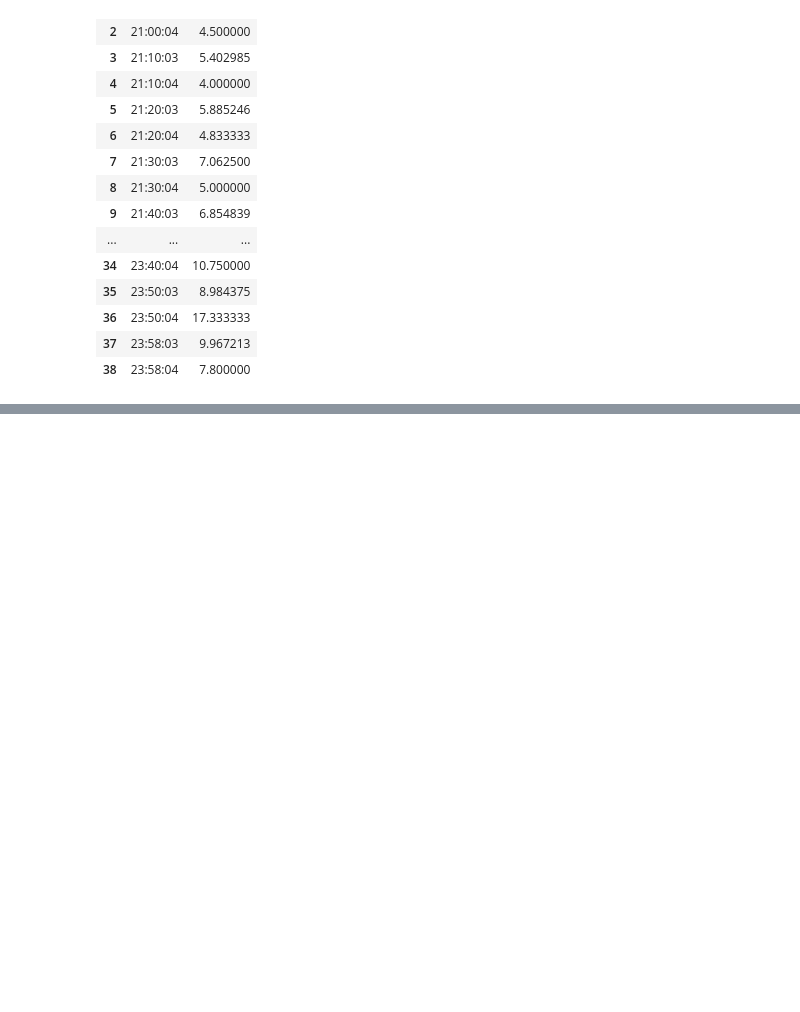
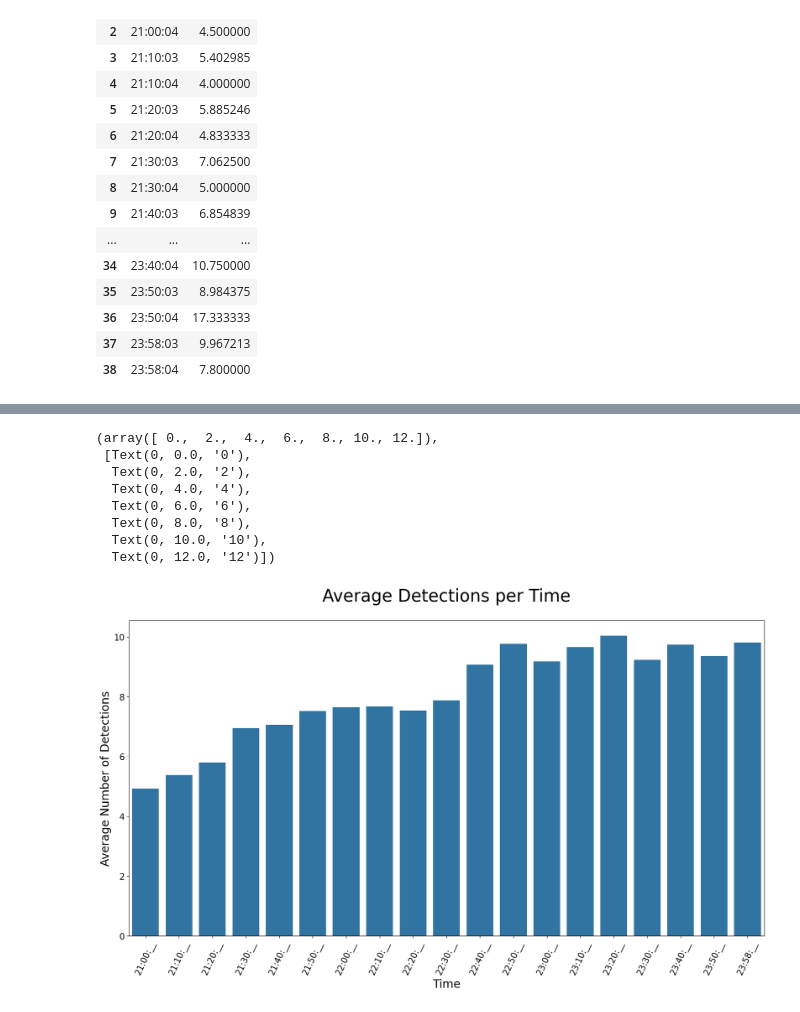
Before and after one commit to SanjanaYasna/mothitor_code, a Jupyter notebook: efficientnet_data/results/notebooks/parse_detections.ipynb, the cells around one changed output, grey strips where cells are left out. Saved outputs shown, nothing was run; the diff lists cells and outputs as text; code cells hidden in the pictures; blank space fills up the shorter version.

```diff
--- a/efficientnet_data/results/notebooks/parse_detections.ipynb
+++ b/efficientnet_data/results/notebooks/parse_detections.ipynb
@@ -117,0 +158,4 @@ plt.yticks(size=15)
+# %%
+time_counts_img
+#set index to time
+time_counts_img = time_counts_img.set_index('Time')
@@ -117,0 +203,21 @@ plt.yticks(size=15)
+# %%
+detections_time_dict = dict()
+# %%
+#multiply counts per shared time_reduced by counts in time_counts_img, and then average by sum at that time by time_counts_img
+time_counts.groupby(['time_reduced'])
+for time in time_counts['time_reduced'].unique():
+    time_subset = time_counts[time_counts['time_reduced'] == time]
+    multiplied_counts_sum = 0
+    #iterate over rows
+    for index, row in time_subset.iterrows():
+        time_full = row['time']
+        multiplied_counts_sum += row['counts'] * time_counts_img[time_counts_img.index == time_full]['counts'][0]
+
+    #get wehre time_reduced is the time
+    time_counts_img_subset = time_counts_img[time_counts_img['time_reduced'] == time]
+    total_imgs = time_counts_img_subset['counts'].sum()
+    print(total_imgs)
+    avg_detections = multiplied_counts_sum / total_imgs
+    #add to dict
+    detections_time_dict[time] = avg_detections
+    print("For time: ", time, " average detections: ", avg_detections)
@@ -117,0 +246,26 @@ plt.yticks(size=15)
+# %%
+#for x, append :__ to each time
+x = list(detections_time_dict.keys())
+x = [i + ':__' for i in x]
+# %%
+#plot this
+plt.figure(figsize=(20,10))
+#for x, add :__ to each time
+
+sns.barplot(x=x, y=list(detections_time_dict.values()))
+plt.title('Average Detections per Time', size=30, y =1.05)
+plt.xlabel('Time', size=20)
+plt.xticks(rotation=65, size=15)
+plt.ylabel('Average Number of Detections', size=20)
+plt.yticks(size=15)
+#on top of each bar, also put # images by time_img
+# %% [output]
+(array([ 0.,  2.,  4.,  6.,  8., 10., 12.]),
+ [Text(0, 0.0, '0'),
+  Text(0, 2.0, '2'),
+  Text(0, 4.0, '4'),
+  Text(0, 6.0, '6'),
+  Text(0, 8.0, '8'),
+  Text(0, 10.0, '10'),
+  Text(0, 12.0, '12')])
+[figure, added]
```
Also changed, not shown: parts of 27 cells of this notebook, 26 other files.
